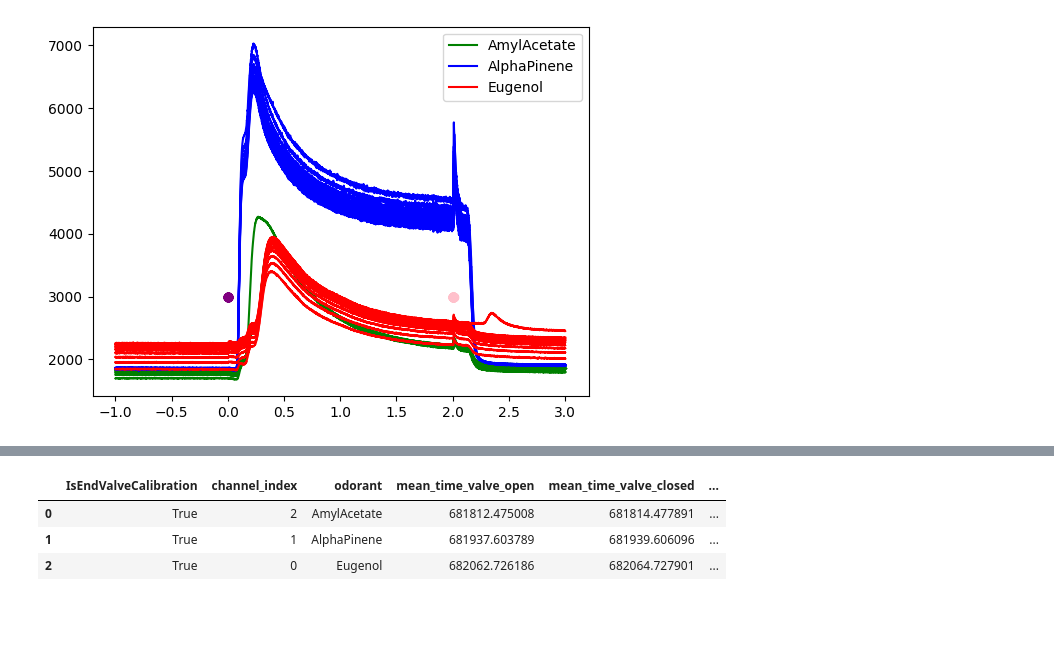
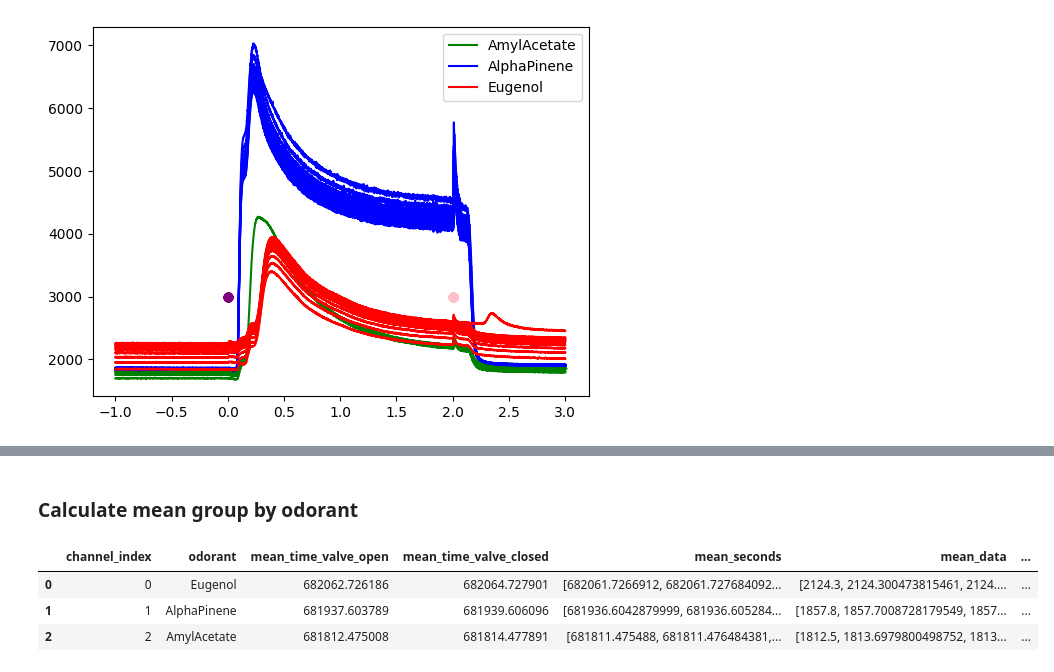
Before and after one commit to AllenNeuralDynamics/aind-behavior-rig-calibration, a Jupyter notebook: examples/olfacto_second_attempt.ipynb, the cells around one changed output, grey strips where cells are left out. Drawn from its saved outputs; the diff is of its cells as text; code cells hidden in the pictures; blank space fills up the shorter version.

```diff
--- a/examples/olfacto_second_attempt.ipynb
+++ b/examples/olfacto_second_attempt.ipynb
@@ -244,9 +205,4 @@ def interpolate(inp, fi):
     i, f = int(fi // 1), fi % 1  # Split floating-point index into whole & fractional parts.
     j = i+1 if f > 0 else i  # Avoid index error.
     return (1-f) * inp[i] + f * inp[j]
-# %%
-max_len = 4011 #only 32 trials so I just look it up
-valve_interpolate = valve_status.copy()
-
-valve_interpolate = valve_interpolate[valve_interpolate['IsEndValveCalibration'] == True]
 # %%
@@ -258,7 +217,4 @@ for i in valve_interpolate['seconds']:
-# %%
-outp = []
-for i in valve_interpolate['data']:
-    inp = i
-    delta = (len(inp) - 1) / (max_len - 1)
-    outp.append([interpolate(inp, j*delta) for j in range(max_len)])
+# %%
+outp = interpolate_col('data', 4011)
+outp_time = interpolate_col('seconds', 4011)
 # %%
@@ -325,15 +234,32 @@ valve_odo_mean = pd.DataFrame(
+# %% [markdown]
+### Calculate mean group by odorant
+# %%
+valve_odo_mean = valve_interpolate[valve_interpolate['IsEndValveCalibration'] == True].\
+    groupby(['channel_index', 'odorant'], as_index= False).\
+        agg(
+            mean_time_valve_open = ('time_valve_open', 'mean'),
+            mean_time_valve_closed = ('time_valve_closed', 'mean')
+        )
+
+valve_odo_mean['mean_seconds'] = valve_interpolate.groupby('channel_index', group_keys = False).apply(lambda g: [np.mean(k) for k in zip(*g['seconds'])], include_groups = False)
+valve_odo_mean['mean_data'] = valve_interpolate.groupby('channel_index', group_keys = False).apply(lambda g: [np.mean(k) for k in zip(*g['data'])], include_groups = False)
 # %%
-mean_seconds_norm = []
-mean_data_norm = []
+def normalize_col():
+    mean_seconds_norm = []
+    mean_data_norm = []
 
-for i, v in valve_odo_mean.iterrows():
-    mean_seconds_norm.append([x - v['mean_time_valve_open'] for x in v['mean_seconds']])
-    mean_data_norm.append([x - v['mean_data'][0] for x in v['mean_data']])
-valve_odo_mean['mean_seconds_norm'] = mean_seconds_norm
-valve_odo_mean['mean_data_norm'] = mean_data_norm
+    for i, v in valve_odo_mean.iterrows():
+        mean_seconds_norm.append([x - v['mean_time_valve_open'] for x in v['mean_seconds']])
+        mean_data_norm.append([x - v['mean_data'][0] for x in v['mean_data']])
+    valve_odo_mean['mean_seconds_norm'] = mean_seconds_norm
+    valve_odo_mean['mean_data_norm'] = mean_data_norm
+
+    return valve_odo_mean
+
+valve_odo_mean = normalize_col()
 valve_odo_mean
 # %% [output]
-|  | IsEndValveCalibration | channel_index | odorant | mean_time_valve_open | mean_time_valve_closed | ... |
-| 0 | True | 2 | AmylAcetate | 681812.475008 | 681814.477891 | ... |
-| 1 | True | 1 | AlphaPinene | 681937.603789 | 681939.606096 | ... |
-| 2 | True | 0 | Eugenol | 682062.726186 | 682064.727901 | ... |
+|  | channel_index | odorant | mean_time_valve_open | mean_time_valve_closed | mean_seconds | mean_data | ... |
+| 0 | 0 | Eugenol | 682062.726186 | 682064.727901 | [682061.7266912, 682061.727684092... | [2124.3, 2124.300473815461, 2124.... | ... |
+| 1 | 1 | AlphaPinene | 681937.603789 | 681939.606096 | [681936.6042879999, 681936.605284... | [1857.8, 1857.7008728179549, 1857... | ... |
+| 2 | 2 | AmylAcetate | 681812.475008 | 681814.477891 | [681811.475488, 681811.476484381,... | [1812.5, 1813.6979800498752, 1813... | ... |
```
Also changed, not shown: parts of 40 cells of this notebook.
